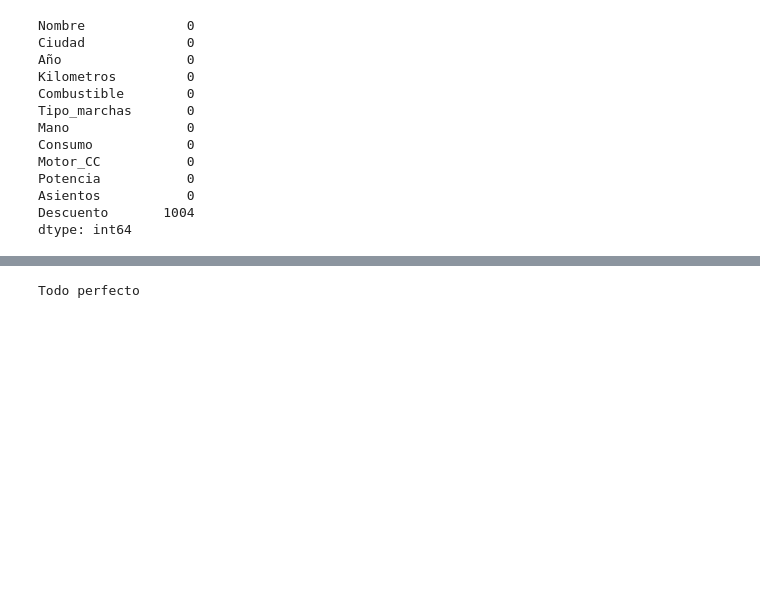
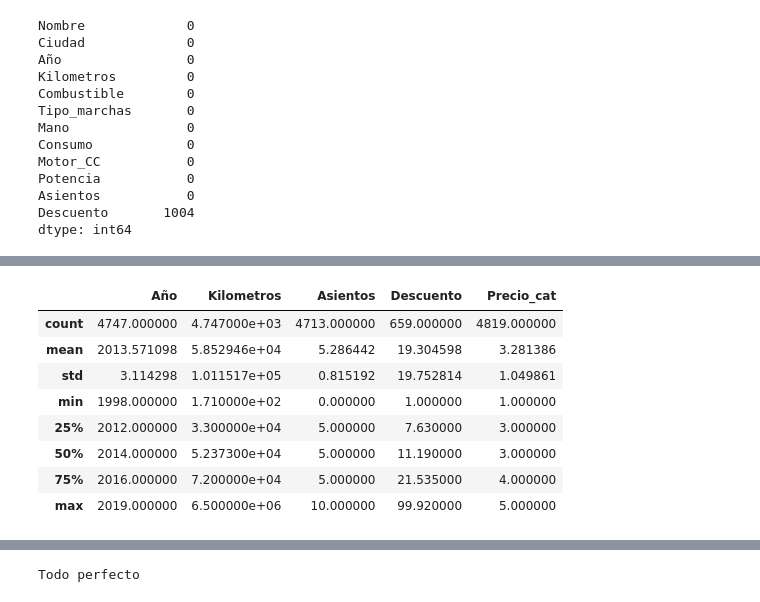
Before and after one commit to daviduster/used-car-price-prediction, a Jupyter notebook: notebooks/vanilla.ipynb, the cells around one changed output, grey strips where cells are left out. Drawn from its saved outputs; the diff is of its cells as text; code cells hidden in the pictures; blank space fills up the shorter version.

```diff
--- a/notebooks/vanilla.ipynb
+++ b/notebooks/vanilla.ipynb
@@ -174,0 +211,12 @@ There is 0 duplicated values in data frame
+# %%
+car_train.describe()
+# %% [output]
+|  | Año | Kilometros | Asientos | Descuento | Precio_cat |
+| count | 4747.000000 | 4.747000e+03 | 4713.000000 | 659.000000 | 4819.000000 |
+| mean | 2013.571098 | 5.852946e+04 | 5.286442 | 19.304598 | 3.281386 |
+| std | 3.114298 | 1.011517e+05 | 0.815192 | 19.752814 | 1.049861 |
+| min | 1998.000000 | 1.710000e+02 | 0.000000 | 1.000000 | 1.000000 |
+| 25% | 2012.000000 | 3.300000e+04 | 5.000000 | 7.630000 | 3.000000 |
+| 50% | 2014.000000 | 5.237300e+04 | 5.000000 | 11.190000 | 3.000000 |
+| 75% | 2016.000000 | 7.200000e+04 | 5.000000 | 21.535000 | 4.000000 |
+| max | 2019.000000 | 6.500000e+06 | 10.000000 | 99.920000 | 5.000000 |
```
Also changed, not shown: parts of 34 cells of this notebook.
